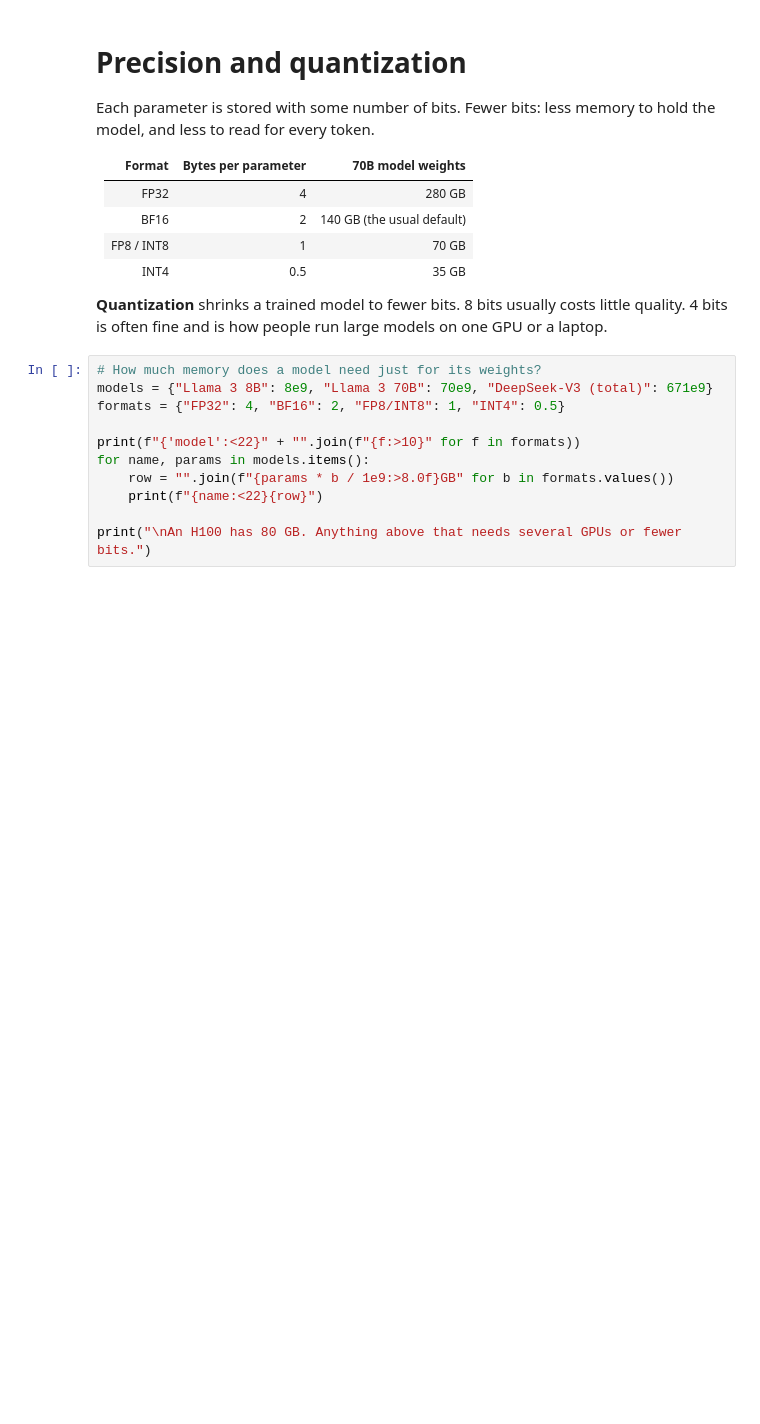
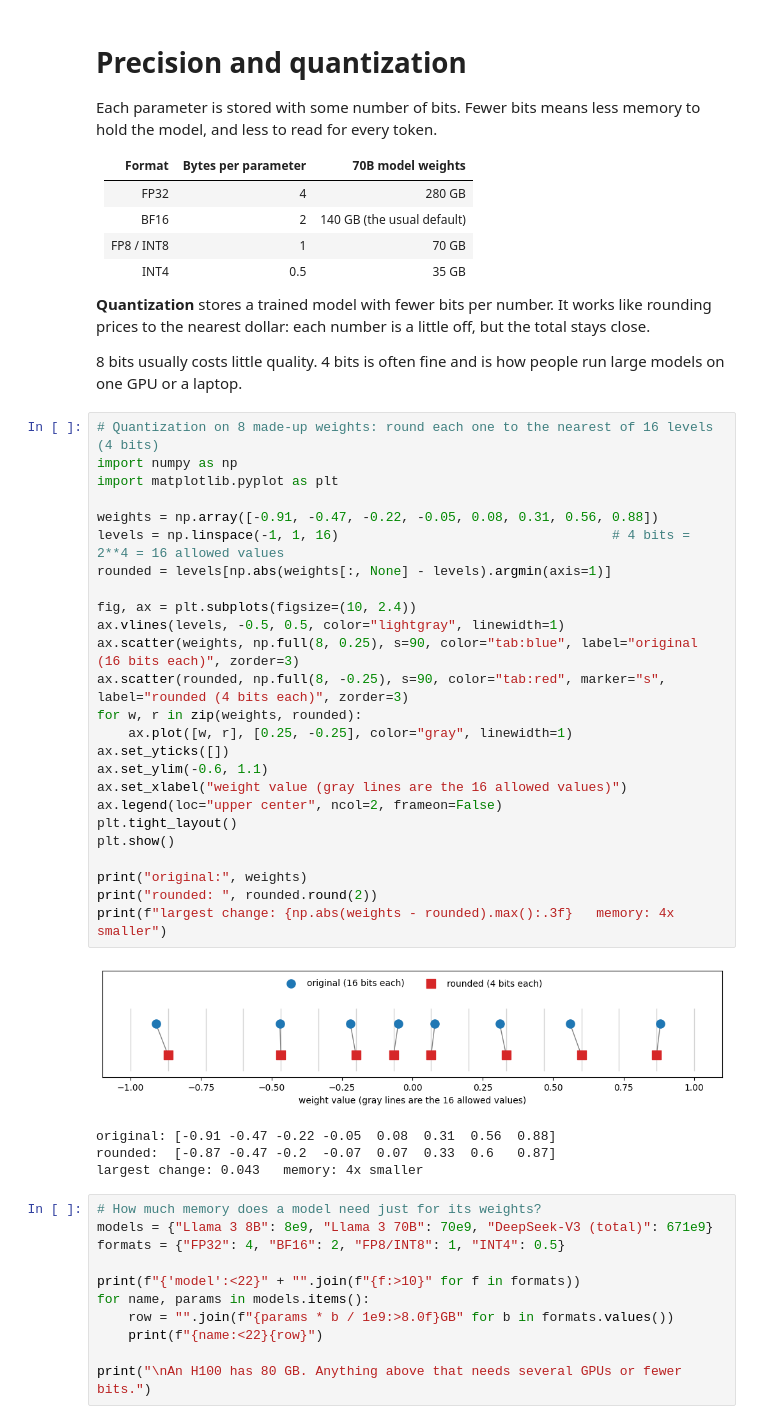
Before and after one commit to aaarrmiinnn/UMD-DATA641-MSML641, a Jupyter notebook: lectures/session12_frontier_nlp.ipynb, the cells around one changed output. Cells and saved outputs as stored; diff of their text form; blank space fills up the shorter version.

```diff
--- a/lectures/session12_frontier_nlp.ipynb
+++ b/lectures/session12_frontier_nlp.ipynb
@@ -205,7 +231,7 @@ A systems trick, not a new model.
 # Precision and quantization
 
 Each parameter is stored with some number of bits.
-Fewer bits: less memory to hold the model, and less to read for every token.
+Fewer bits means less memory to hold the model, and less to read for every token.
 
 | Format | Bytes per parameter | 70B model weights |
 |---|---|---|
@@ -214,8 +240,40 @@ Fewer bits: less memory to hold the model, and less to read for every token.
 | FP8 / INT8 | 1 | 70 GB |
 | INT4 | 0.5 | 35 GB |
 
-**Quantization** shrinks a trained model to fewer bits.
+**Quantization** stores a trained model with fewer bits per number.
+It works like rounding prices to the nearest dollar: each number is a little off, but the total stays close.
+
 8 bits usually costs little quality. 4 bits is often fine and is how people run large models on one GPU or a laptop.
+# %%
+# Quantization on 8 made-up weights: round each one to the nearest of 16 levels (4 bits)
+import numpy as np
+import matplotlib.pyplot as plt
+
+weights = np.array([-0.91, -0.47, -0.22, -0.05, 0.08, 0.31, 0.56, 0.88])
+levels = np.linspace(-1, 1, 16)                                   # 4 bits = 2**4 = 16 allowed values
+rounded = levels[np.abs(weights[:, None] - levels).argmin(axis=1)]
+
+fig, ax = plt.subplots(figsize=(10, 2.4))
+ax.vlines(levels, -0.5, 0.5, color="lightgray", linewidth=1)
+ax.scatter(weights, np.full(8, 0.25), s=90, color="tab:blue", label="original (16 bits each)", zorder=3)
+ax.scatter(rounded, np.full(8, -0.25), s=90, color="tab:red", marker="s", label="rounded (4 bits each)", zorder=3)
+for w, r in zip(weights, rounded):
+    ax.plot([w, r], [0.25, -0.25], color="gray", linewidth=1)
+ax.set_yticks([])
+ax.set_ylim(-0.6, 1.1)
+ax.set_xlabel("weight value (gray lines are the 16 allowed values)")
+ax.legend(loc="upper center", ncol=2, frameon=False)
+plt.tight_layout()
+plt.show()
+
+print("original:", weights)
+print("rounded: ", rounded.round(2))
+print(f"largest change: {np.abs(weights - rounded).max():.3f}   memory: 4x smaller")
+# %% [output]
+[figure, added]
+original: [-0.91 -0.47 -0.22 -0.05  0.08  0.31  0.56  0.88]
+rounded:  [-0.87 -0.47 -0.2  -0.07  0.07  0.33  0.6   0.87]
+largest change: 0.043   memory: 4x smaller
 # %%
 # How much memory does a model need just for its weights?
 models = {"Llama 3 8B": 8e9, "Llama 3 70B": 70e9, "DeepSeek-V3 (total)": 671e9}
```
Also changed, not shown: parts of 66 cells of this notebook, 22 other files.
